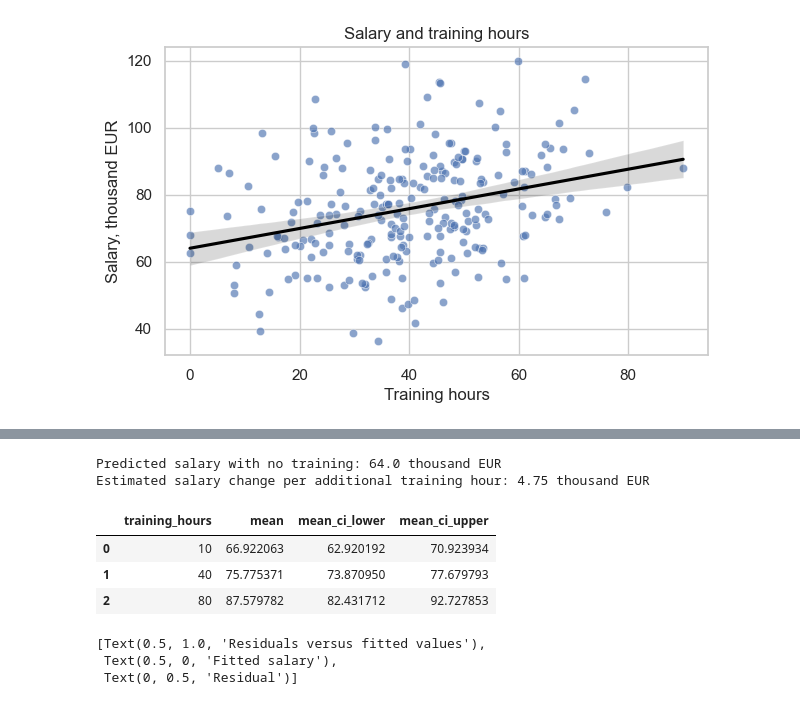
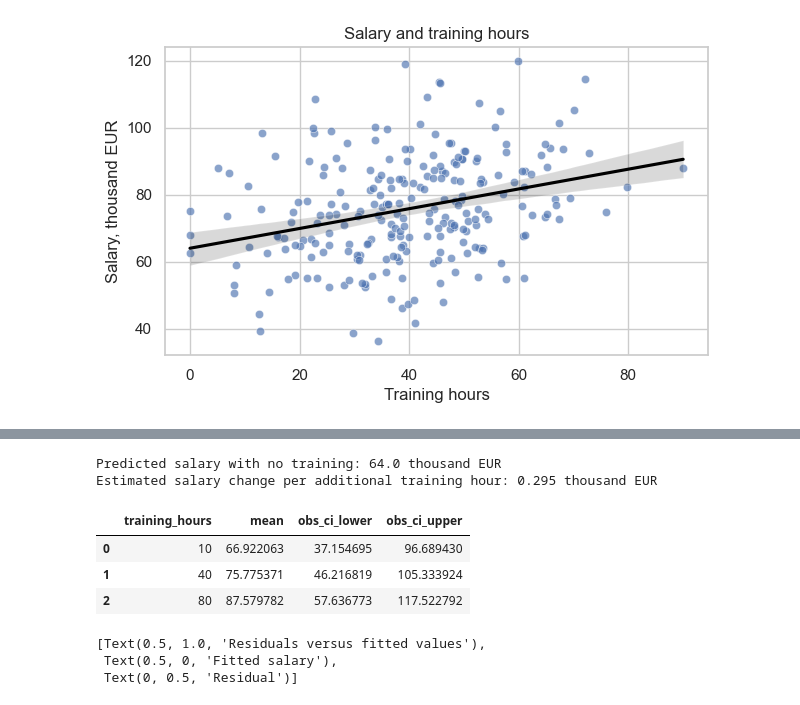
Before and after one commit to lamanhus/coding2-debug-12-simple-linear-regression, a Jupyter notebook: analysis.ipynb, the cells around one changed output, grey strips where cells are left out. Drawn from its saved outputs; the diff is of its cells as text; code cells hidden in the pictures.

```diff
--- a/analysis.ipynb
+++ b/analysis.ipynb
@@ -70,22 +86,21 @@ Notes:
 # %%
 intercept = model.params["Intercept"]
 slope = model.params["training_hours"]
-training_sd = df["training_hours"].std()
-effect_per_hour = slope * training_sd
+effect_per_hour = slope
 print(f"Predicted salary with no training: {intercept:.1f} thousand EUR")
-print(f"Estimated salary change per additional training hour: {effect_per_hour:.2f} thousand EUR")
+print(f"Estimated salary change per additional training hour: {effect_per_hour:.3f} thousand EUR")
 # %% [output]
 Predicted salary with no training: 64.0 thousand EUR
-Estimated salary change per additional training hour: 4.75 thousand EUR
+Estimated salary change per additional training hour: 0.295 thousand EUR
 # %%
 new_workers = pd.DataFrame({"training_hours": [10, 40, 80]})
 predictions = model.get_prediction(new_workers).summary_frame(alpha=0.05)
-new_workers.join(predictions[["mean", "mean_ci_lower", "mean_ci_upper"]])
+new_workers.join(predictions[["mean", "obs_ci_lower", "obs_ci_upper"]])
 # %% [output]
-|  | training_hours | mean | mean_ci_lower | mean_ci_upper |
-| 0 | 10 | 66.922063 | 62.920192 | 70.923934 |
-| 1 | 40 | 75.775371 | 73.870950 | 77.679793 |
-| 2 | 80 | 87.579782 | 82.431712 | 92.727853 |
+|  | training_hours | mean | obs_ci_lower | obs_ci_upper |
+| 0 | 10 | 66.922063 | 37.154695 | 96.689430 |
+| 1 | 40 | 75.775371 | 46.216819 | 105.333924 |
+| 2 | 80 | 87.579782 | 57.636773 | 117.522792 |
 # %%
 diagnostics = df.assign(fitted=model.fittedvalues, residual=model.resid)
 fig, ax = plt.subplots(figsize=(7, 4))
```
Also changed, not shown: parts of 5 cells of this notebook.
